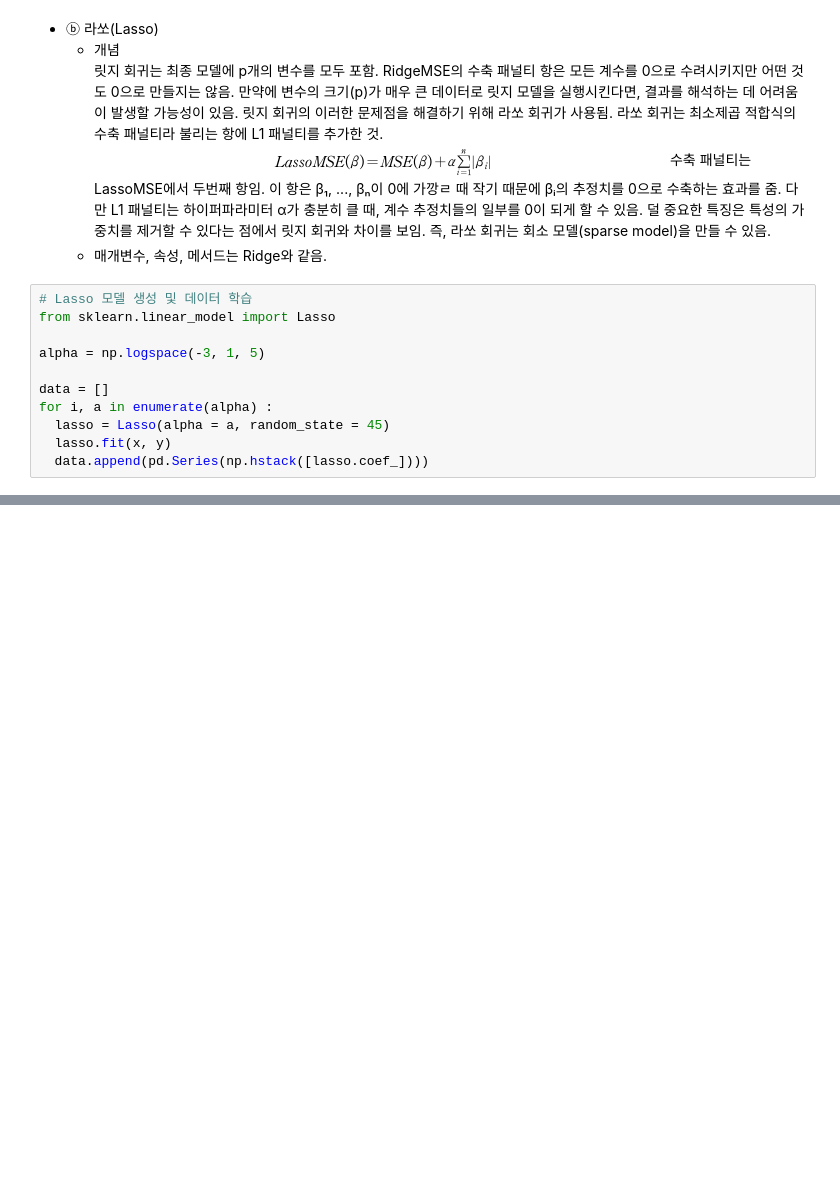
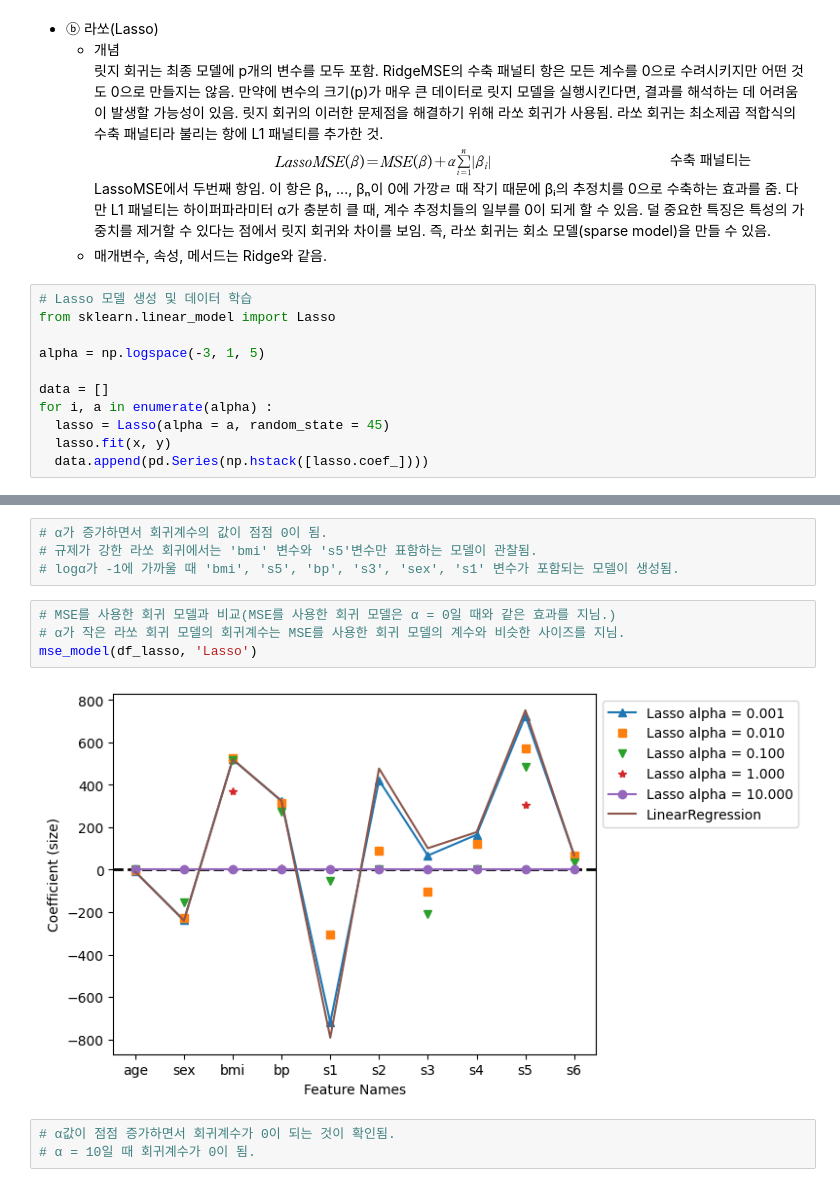
Before and after one commit to DANU011/practice-analysis, a Jupyter notebook: bigdata/bigdata_chap6_MultipleRegression.ipynb, the cells around one changed output, grey strips where cells are left out. Drawn from its saved outputs; the diff is of its cells as text; blank space fills up the shorter version.

```diff
--- a/bigdata/bigdata_chap6_MultipleRegression.ipynb
+++ b/bigdata/bigdata_chap6_MultipleRegression.ipynb
@@ -172,0 +172,13 @@ plt.axhline(y = 0, linestyle = '--', color = 'black', linewidth = 3)
+# %%
+# α가 증가하면서 회귀계수의 값이 점점 0이 됨.
+# 규제가 강한 라쏘 회귀에서는 'bmi' 변수와 's5'변수만 표함하는 모델이 관찰됨.
+# logα가 -1에 가까울 때 'bmi', 's5', 'bp', 's3', 'sex', 's1' 변수가 포함되는 모델이 생성됨.
+# %%
+# MSE를 사용한 회귀 모델과 비교(MSE를 사용한 회귀 모델은 α = 0일 때와 같은 효과를 지님.)
+# α가 작은 라쏘 회귀 모델의 회귀계수는 MSE를 사용한 회귀 모델의 계수와 비슷한 사이즈를 지님.
+mse_model(df_lasso, 'Lasso')
+# %% [output]
+[figure, added]
+# %%
+# α값이 점점 증가하면서 회귀계수가 0이 되는 것이 확인됨.
+# α = 10일 때 회귀계수가 0이 됨.
```
Also changed, not shown: parts of 11 cells of this notebook.
